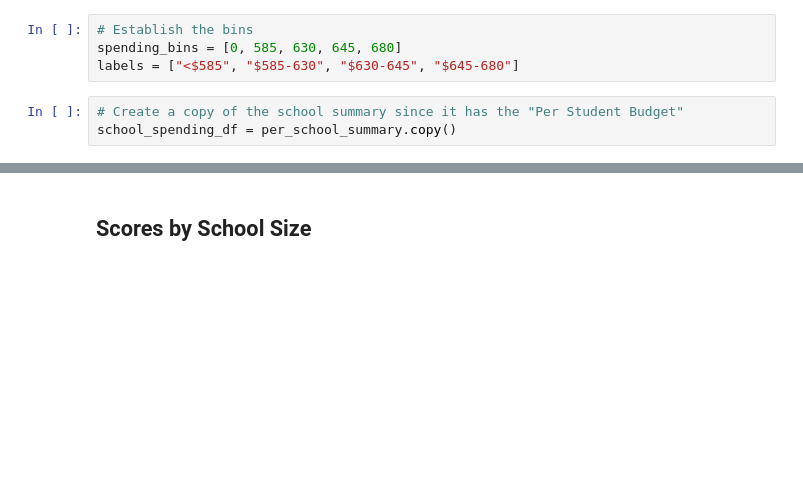
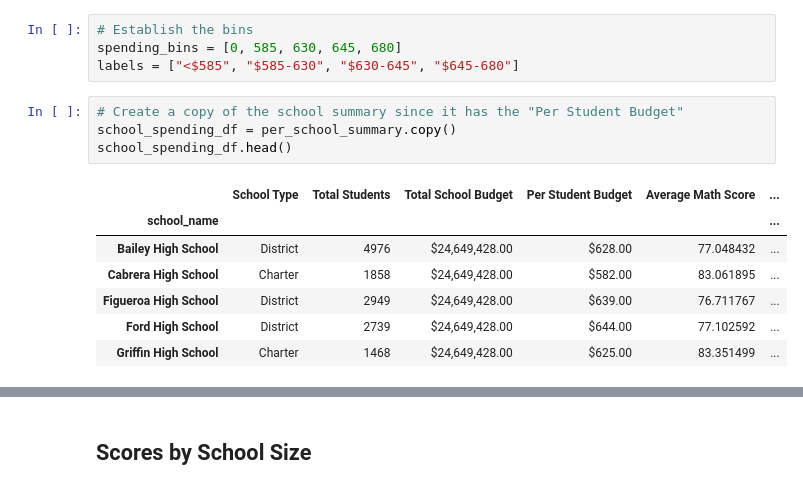
Before and after one commit to tsantiagoro85/pandas-challenge, a Jupyter notebook: PyCitySchools_starter.ipynb, the cells around one changed output, grey strips where cells are left out. Drawn from its saved outputs; the diff is of its cells as text; blank space fills up the shorter version.

```diff
--- a/PyCitySchools_starter.ipynb
+++ b/PyCitySchools_starter.ipynb
@@ -489,5 +521,14 @@ labels = ["<$585", "$585-630", "$630-645", "$645-680"]
 # %%
 # Create a copy of the school summary since it has the "Per Student Budget"
 school_spending_df = per_school_summary.copy()
+school_spending_df.head()
+# %% [output]
+|  | School Type | Total Students | Total School Budget | Per Student Budget | Average Math Score | ... |
+| school_name |  |  |  |  |  | ... |
+| Bailey High School | District | 4976 | $24,649,428.00 | $628.00 | 77.048432 | ... |
+| Cabrera High School | Charter | 1858 | $24,649,428.00 | $582.00 | 83.061895 | ... |
+| Figueroa High School | District | 2949 | $24,649,428.00 | $639.00 | 76.711767 | ... |
+| Ford High School | District | 2739 | $24,649,428.00 | $644.00 | 77.102592 | ... |
+| Griffin High School | Charter | 1468 | $24,649,428.00 | $625.00 | 83.351499 | ... |
 # %%
 # Use `pd.cut` to categorize spending based on the bins.
```
Also changed, not shown: parts of 13 cells of this notebook.
